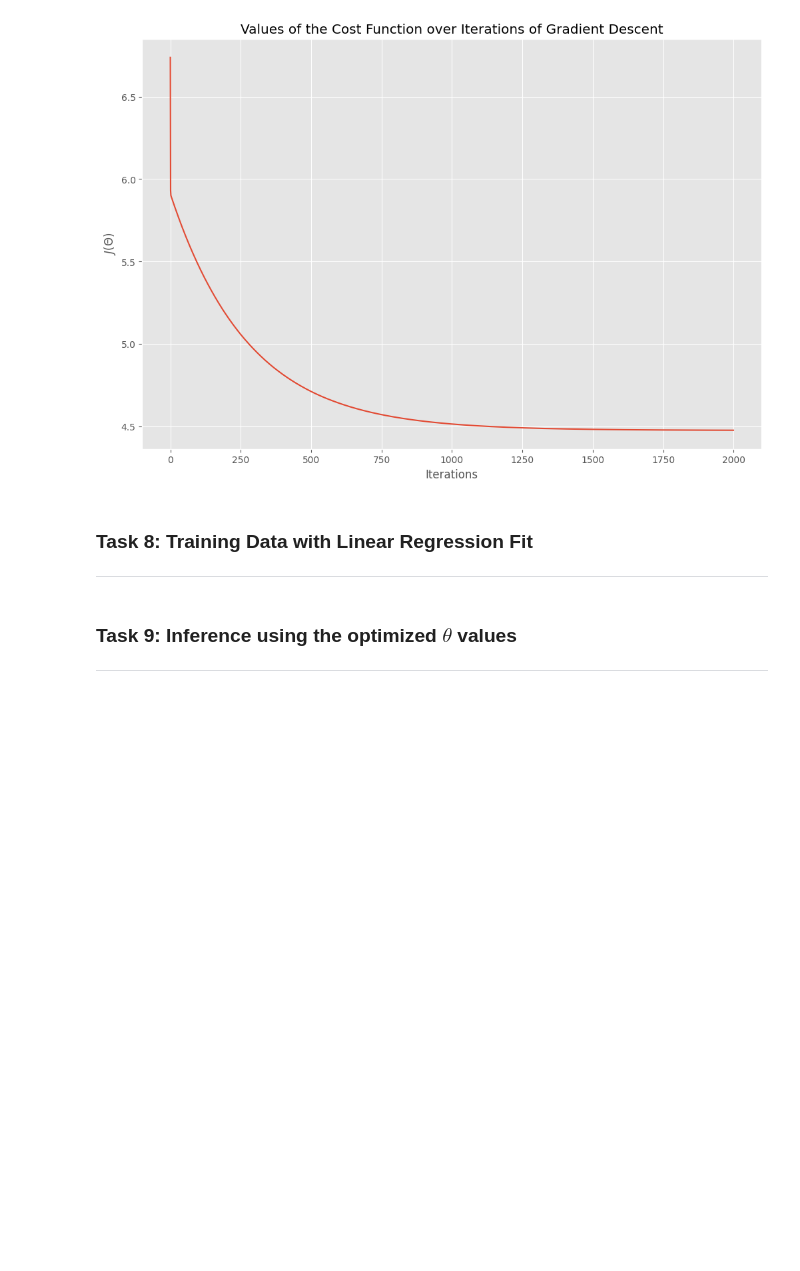
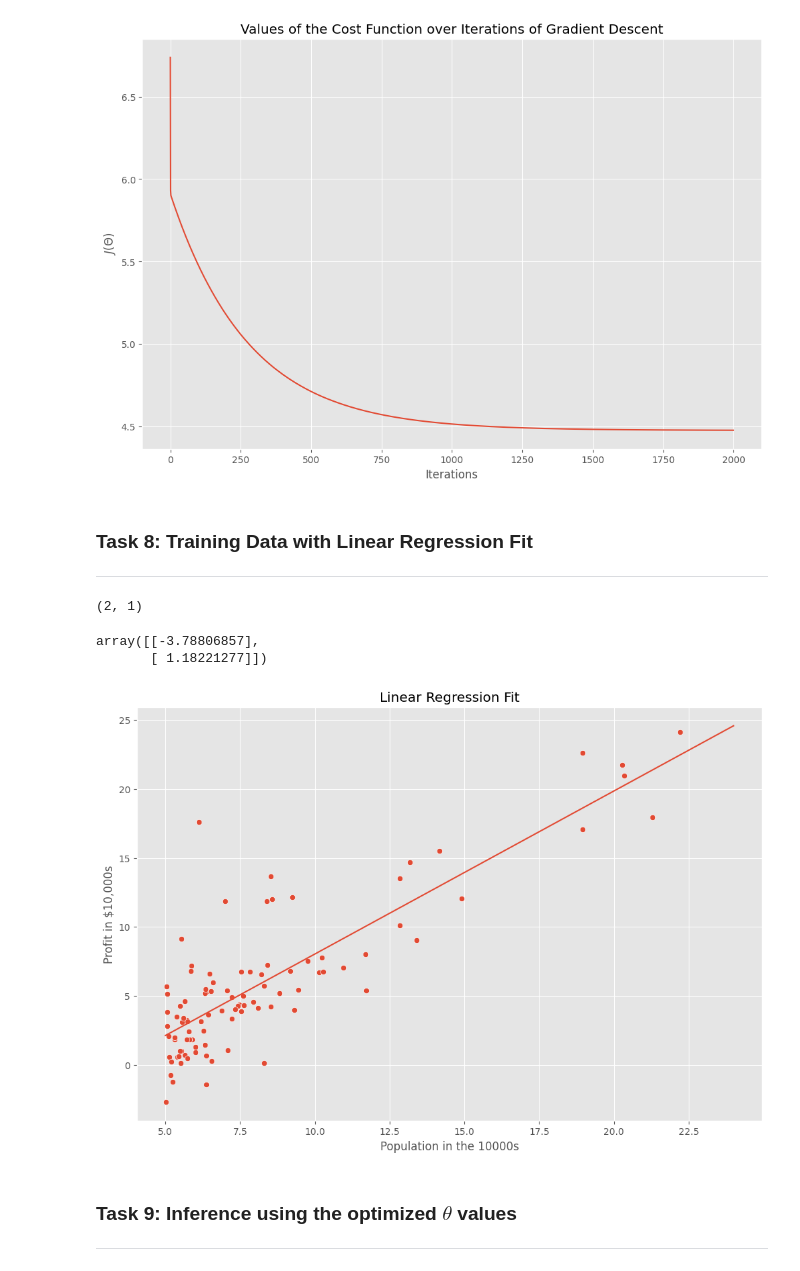
Before and after one commit to toni-the-dude/Linear-Regression, a Jupyter notebook: Univariate Linear Regression.ipynb, the cells around one changed output. Saved outputs shown, nothing was run; the diff lists cells and outputs as text; code cells hidden in the pictures; blank space fills up the shorter version.

Commit message:
Fit our linear regression model to the plot

```diff
--- a/Univariate Linear Regression.ipynb
+++ b/Univariate Linear Regression.ipynb
@@ -143,6 +143,28 @@ plt.title("Values of the Cost Function over Iterations of Gradient Descent");
 # %% [markdown]
 ### Task 8: Training Data with Linear Regression Fit
 ---
+# %%
+theta.shape
+# %% [output]
+(2, 1)
+# %%
+theta # Notice the extra dimension
+# %% [output]
+array([[-3.78806857],
+       [ 1.18221277]])
+# %%
+theta = np.squeeze(theta) # Get rid of the extra dimension
+sns.scatterplot(x="Population", y="Profit", data=data) # Previously used plot
+
+x_value = [x for x in range(5, 25)] # Values for population in the 10000s
+y_value = [(x * theta[1] + theta[0]) for x in x_value]
+sns.lineplot(x=x_value, y=y_value) # We can now showcase the linear trend of the data
+
+plt.xlabel("Population in the 10000s")
+plt.ylabel("Profit in $10,000s")
+plt.title("Linear Regression Fit");
+# %% [output]
+[figure, added]
 # %% [markdown]
 ### Task 9: Inference using the optimized $\theta$ values
 ---
```
